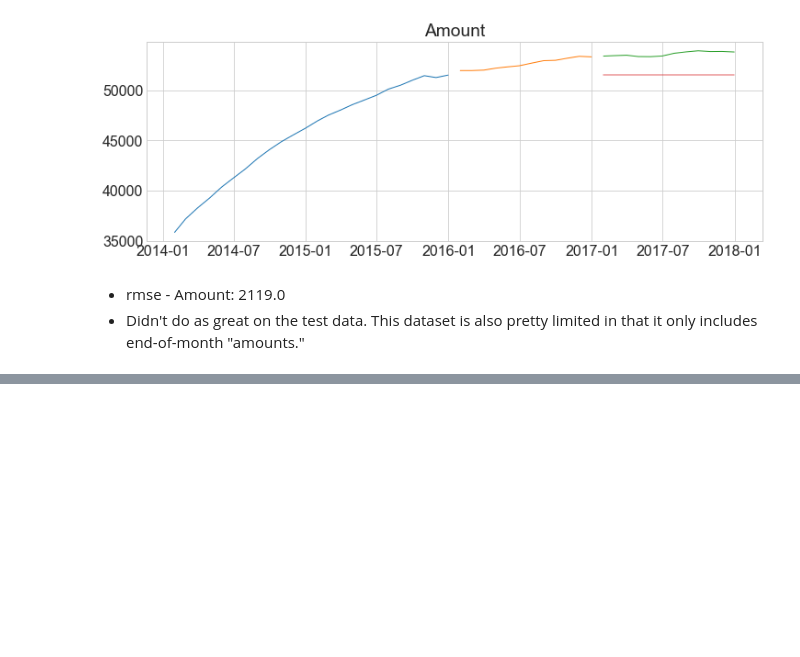
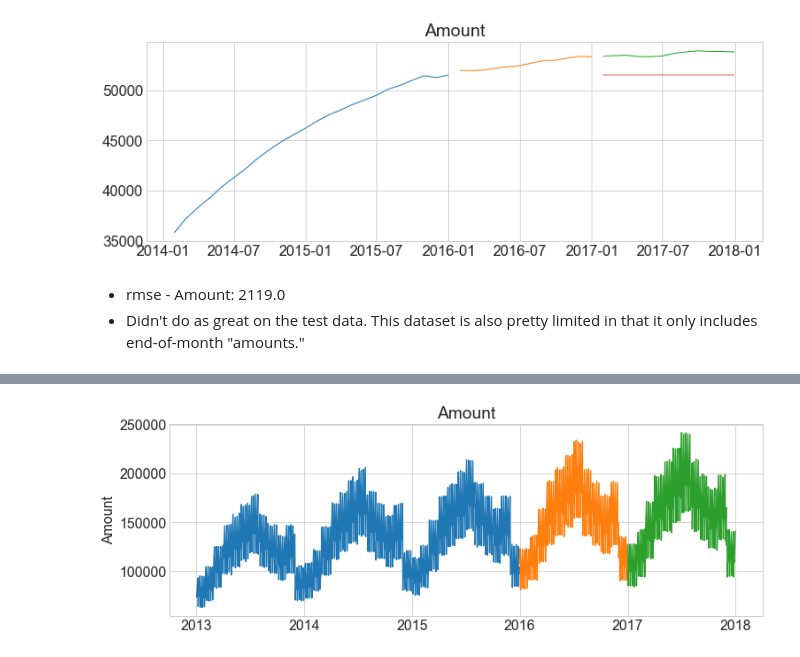
Before and after one commit to brianclements03/time_series_exercises, a Jupyter notebook: TSA_model_exercises.ipynb, the cells around one changed output, grey strips where cells are left out. Cells and saved outputs as stored; diff of their text form; code cells hidden in the pictures; blank space fills up the shorter version.

```diff
--- a/TSA_model_exercises.ipynb
+++ b/TSA_model_exercises.ipynb
@@ -582,0 +650,11 @@ rmse - Amount:  2119.0
+# %%
+for col in ['sales_total']:
+    plt.figure(figsize=(12,4))
+    plt.plot(train.resample('D').sales_total.sum())
+    plt.plot(validate.resample('D').sales_total.sum())
+    plt.plot(test.resample('D').sales_total.sum())
+    plt.ylabel('Amount')
+    plt.title('Amount')
+    plt.show()
+# %% [output]
+[figure, added]
```
Also changed, not shown: parts of 11 cells of this notebook.
